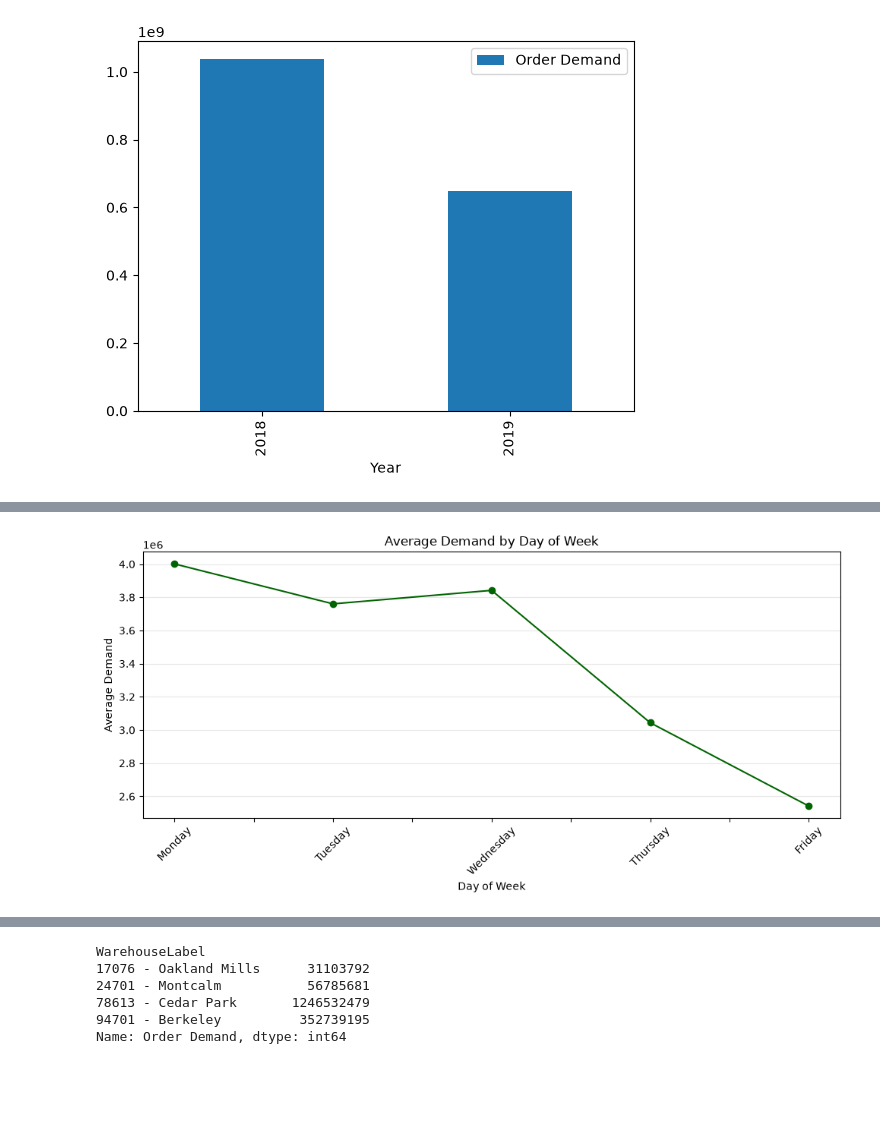
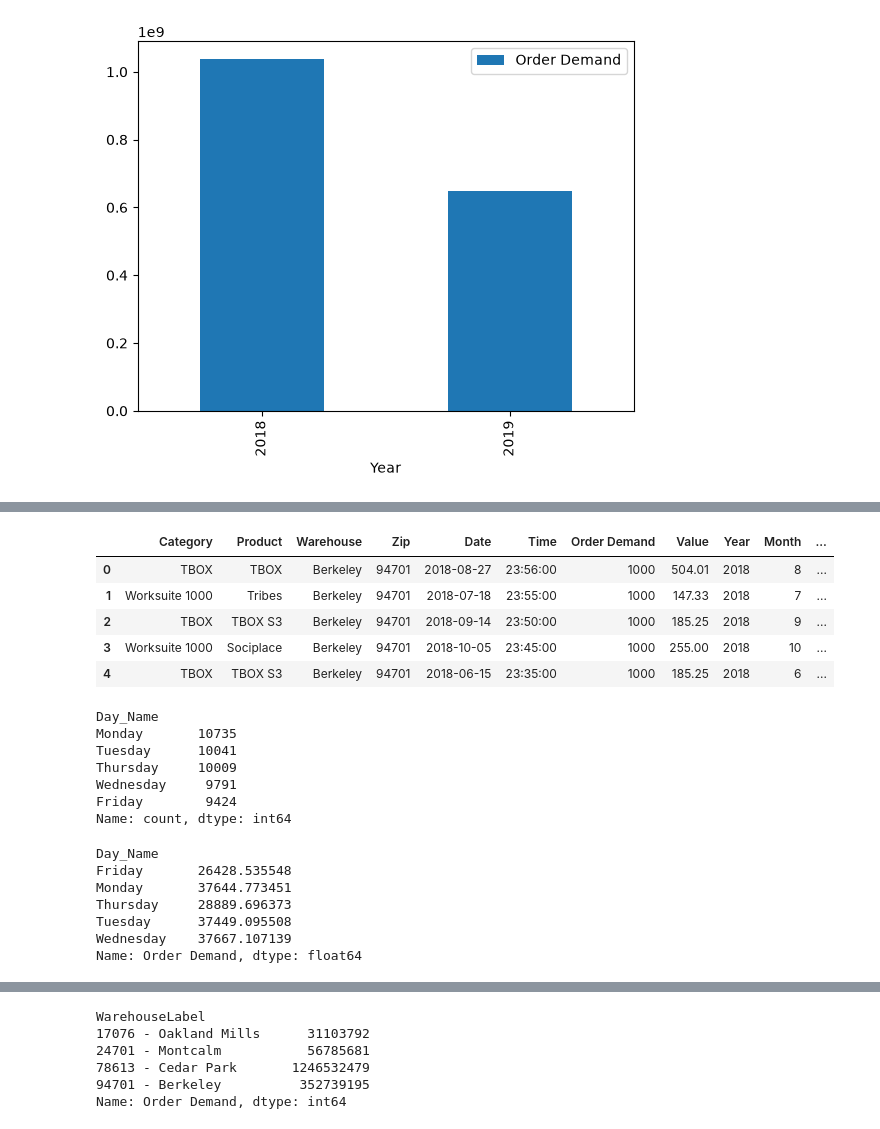
Before and after one commit to maipham-ctrl/Nova_Retail, a Jupyter notebook: main.ipynb, the cells around one changed output, grey strips where cells are left out. Cells and saved outputs as stored; diff of their text form; code cells hidden in the pictures; blank space fills up the shorter version.

```diff
--- a/main.ipynb
+++ b/main.ipynb
@@ -179,21 +150,0 @@ Freq: M, Name: Order Demand, dtype: int64
-# %%
-monthly_demand = (
-    df.set_index("Date")["Order Demand"]
-      .resample("MS")
-      .sum()
-)
-
-plt.figure(figsize=(12, 5))
-
-monthly_demand.plot(
-    kind="line",
-    marker="o",
-    color="darkgreen"
-)
-
-plt.title("Monthly Order Demand")
-plt.xlabel("Month")
-plt.ylabel("Total Order Demand")
-plt.grid(True, alpha=0.3)
-plt.tight_layout()
-plt.show()
@@ -236,17 +150,0 @@ Name: Order Demand, dtype: float64
-# %%
-weekly_pattern.plot(
-    kind="line",
-    figsize=(10, 5),
-    marker="o",
-    color="darkgreen"
-)
-
-plt.title("Average Demand by Day of Week")
-plt.xlabel("Day of Week")
-plt.ylabel("Average Demand")
-plt.xticks(rotation=45)
-plt.grid(axis="y", alpha=0.3)
-plt.tight_layout()
-plt.show()
-# %% [output]
-[figure, removed]
@@ -252,0 +155,30 @@ plt.show()
+# %%
+df.head()
+# %% [output]
+|  | Category | Product | Warehouse | Zip | Date | Time | Order Demand | Value | Year | Month | ... |
+| 0 | TBOX | TBOX | Berkeley | 94701 | 2018-08-27 | 23:56:00 | 1000 | 504.01 | 2018 | 8 | ... |
+| 1 | Worksuite 1000 | Tribes | Berkeley | 94701 | 2018-07-18 | 23:55:00 | 1000 | 147.33 | 2018 | 7 | ... |
+| 2 | TBOX | TBOX S3 | Berkeley | 94701 | 2018-09-14 | 23:50:00 | 1000 | 185.25 | 2018 | 9 | ... |
+| 3 | Worksuite 1000 | Sociplace | Berkeley | 94701 | 2018-10-05 | 23:45:00 | 1000 | 255.00 | 2018 | 10 | ... |
+| 4 | TBOX | TBOX S3 | Berkeley | 94701 | 2018-06-15 | 23:35:00 | 1000 | 185.25 | 2018 | 6 | ... |
+# %%
+day_counts = df['Day_Name'].value_counts()
+print(day_counts)
+# %% [output]
+Day_Name
+Monday       10735
+Tuesday      10041
+Thursday     10009
+Wednesday     9791
+Friday        9424
+Name: count, dtype: int64
+# %%
+average_demand_per_day
+# %% [output]
+Day_Name
+Friday       26428.535548
+Monday       37644.773451
+Thursday     28889.696373
+Tuesday      37449.095508
+Wednesday    37667.107139
+Name: Order Demand, dtype: float64
```
Also changed, not shown: parts of 15 cells of this notebook, 1 other file.
